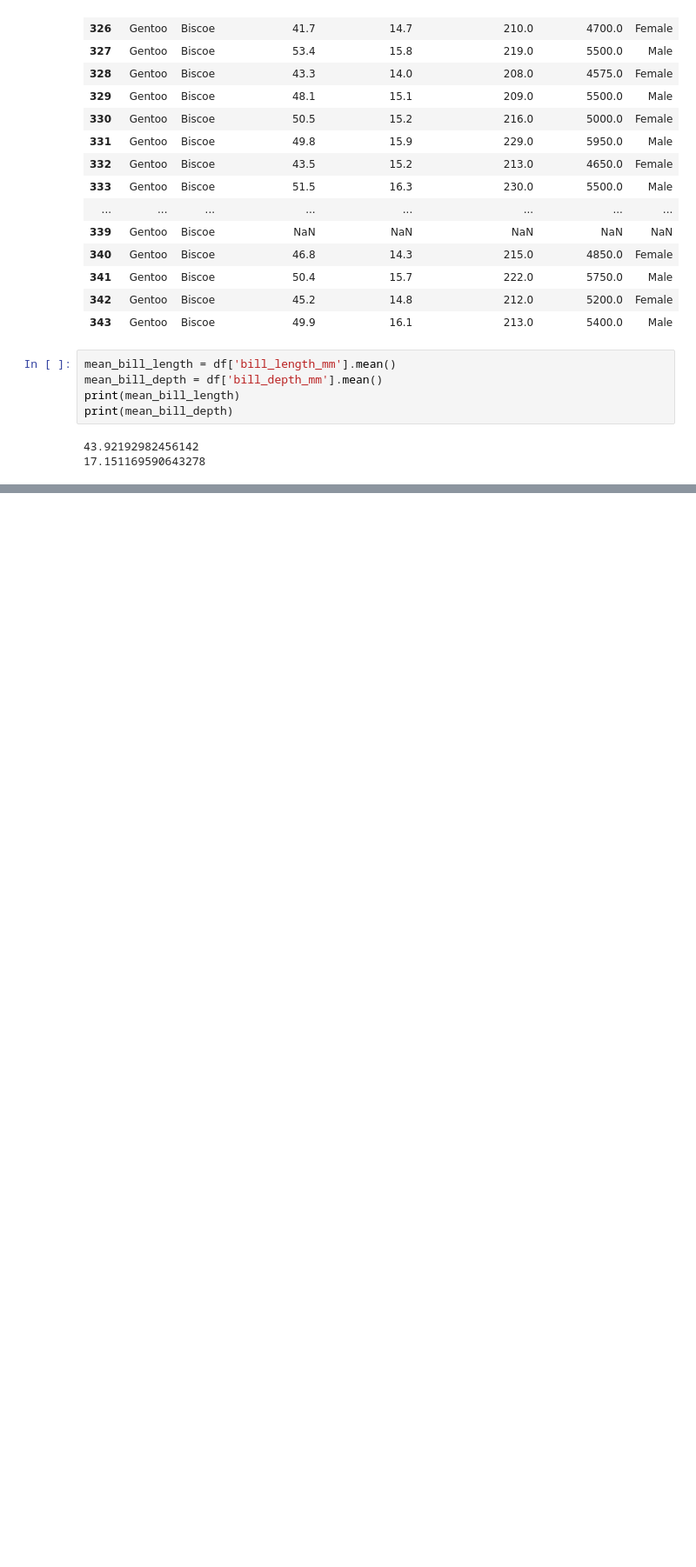
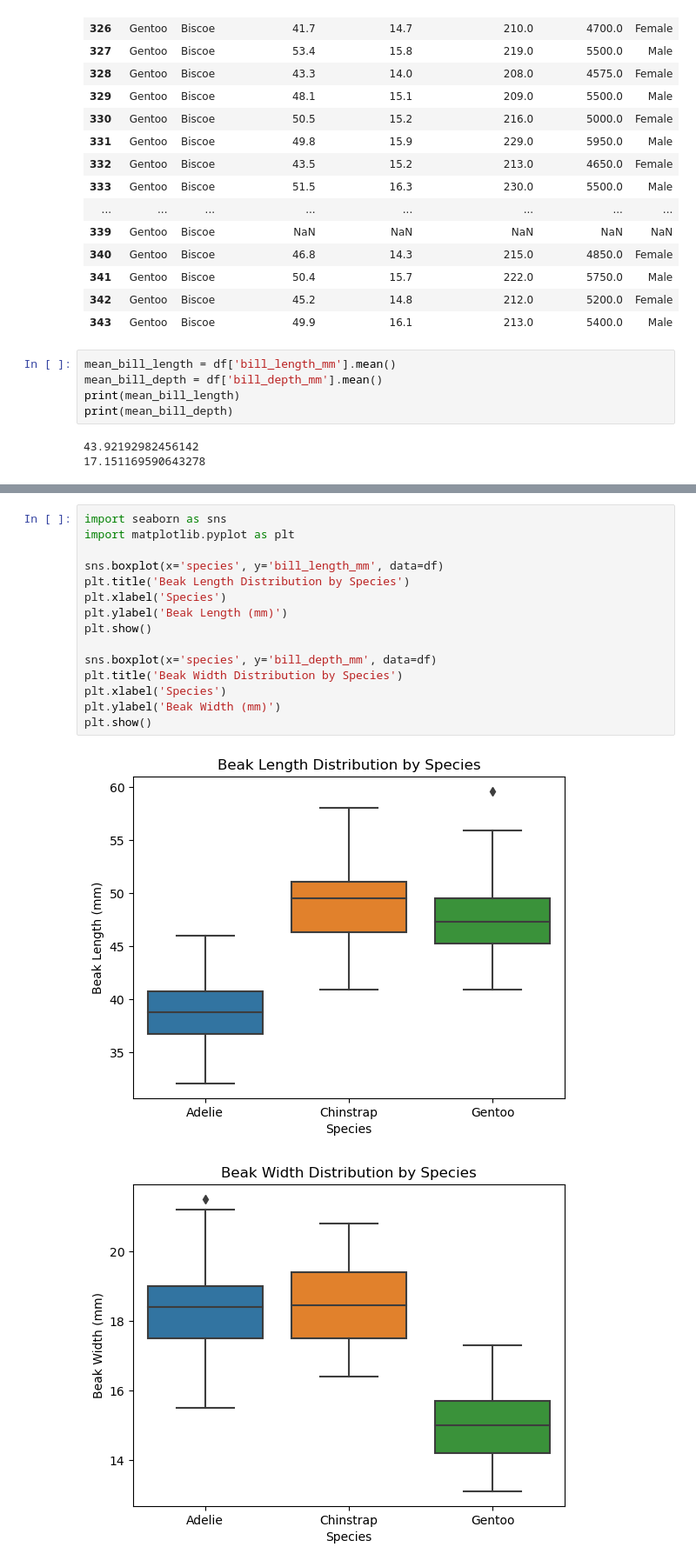
Before and after one commit to RocketDav1d/DataScience, a Jupyter notebook: Peguins/penguins.ipynb, the cells around one changed output, grey strips where cells are left out. Shown: that part at 87% size. Drawn from its saved outputs; the diff is of its cells as text; blank space fills up the shorter version.

```diff
--- a/Peguins/penguins.ipynb
+++ b/Peguins/penguins.ipynb
@@ -58,0 +61,18 @@ print(mean_bill_depth)
+# %%
+import seaborn as sns
+import matplotlib.pyplot as plt
+
+sns.boxplot(x='species', y='bill_length_mm', data=df)
+plt.title('Beak Length Distribution by Species')
+plt.xlabel('Species')
+plt.ylabel('Beak Length (mm)')
+plt.show()
+
+sns.boxplot(x='species', y='bill_depth_mm', data=df)
+plt.title('Beak Width Distribution by Species')
+plt.xlabel('Species')
+plt.ylabel('Beak Width (mm)')
+plt.show()
+# %% [output]
+[figure, added]
+[figure, added]
```
Also changed, not shown: parts of 6 cells of this notebook.
